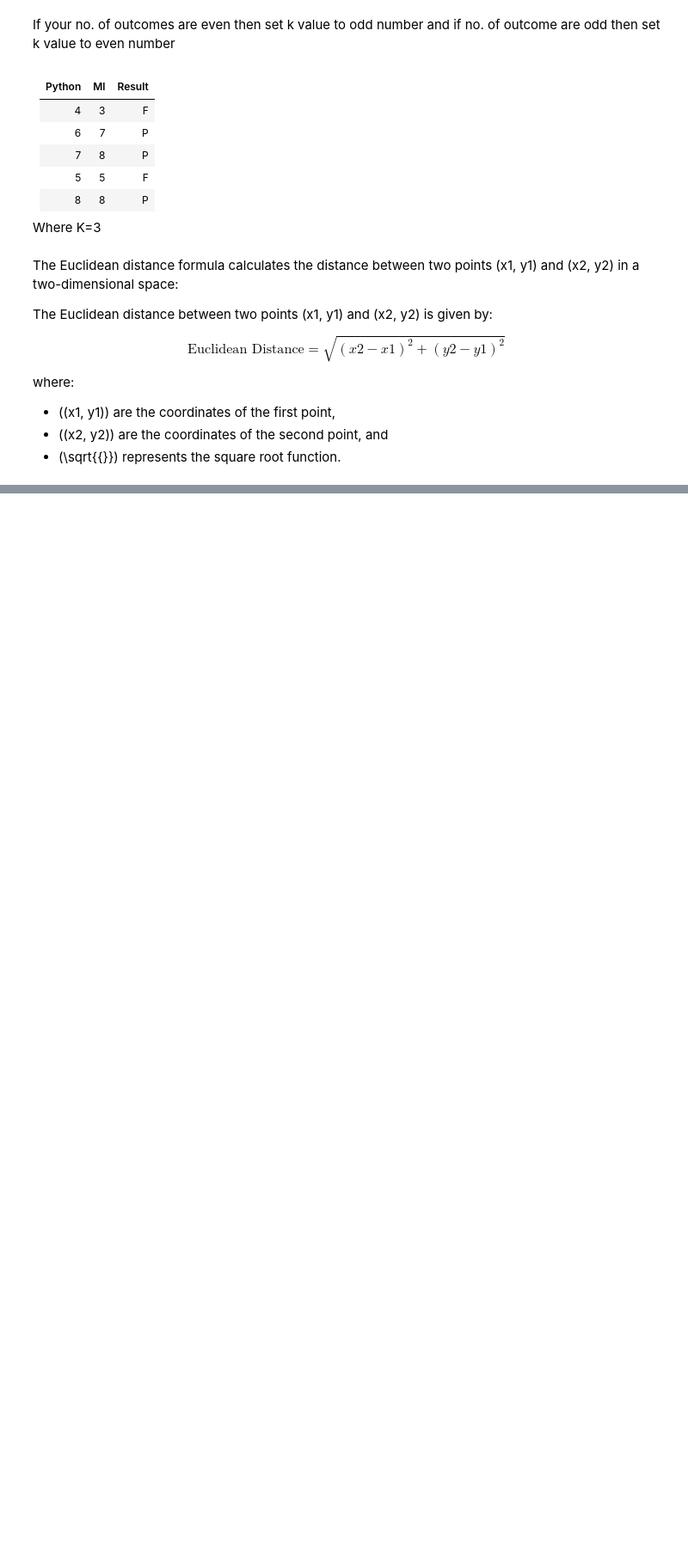
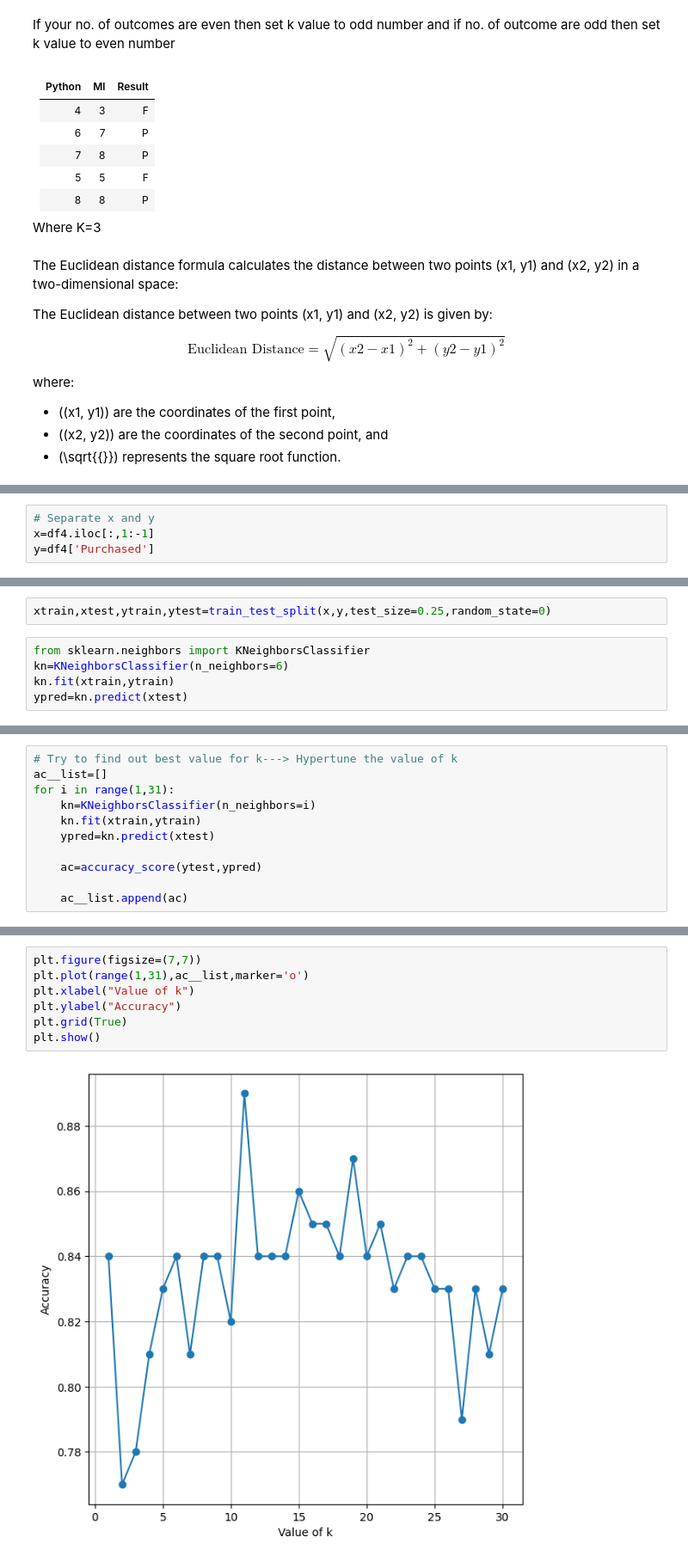
Before and after one commit to Dhanesh20/Python, a Jupyter notebook: maam lecture.ipynb, the cells around one changed output, grey strips where cells are left out. Shown at 86% size. Cells and saved outputs as stored; diff of their text form; blank space fills up the shorter version.

```diff
--- a/maam lecture.ipynb
+++ b/maam lecture.ipynb
@@ -1000,0 +1059,4 @@ where:
+# %%
+# Separate x and y
+x=df4.iloc[:,1:-1]
+y=df4['Purchased']
@@ -1000,0 +1065,7 @@ where:
+# %%
+xtrain,xtest,ytrain,ytest=train_test_split(x,y,test_size=0.25,random_state=0)
+# %%
+from sklearn.neighbors import KNeighborsClassifier
+kn=KNeighborsClassifier(n_neighbors=6)
+kn.fit(xtrain,ytrain)
+ypred=kn.predict(xtest)
@@ -1000,0 +1077,11 @@ where:
+# %%
+# Try to find out best value for k---> Hypertune the value of k
+ac__list=[]
+for i in range(1,31):
+    kn=KNeighborsClassifier(n_neighbors=i)
+    kn.fit(xtrain,ytrain)
+    ypred=kn.predict(xtest)
+
+    ac=accuracy_score(ytest,ypred)
+
+    ac__list.append(ac)
@@ -1000,0 +1108,9 @@ where:
+# %%
+plt.figure(figsize=(7,7))
+plt.plot(range(1,31),ac__list,marker='o')
+plt.xlabel("Value of k")
+plt.ylabel("Accuracy")
+plt.grid(True)
+plt.show()
+# %% [output]
+[figure, added]
```
Also changed, not shown: parts of 85 cells of this notebook, 3 other files.
